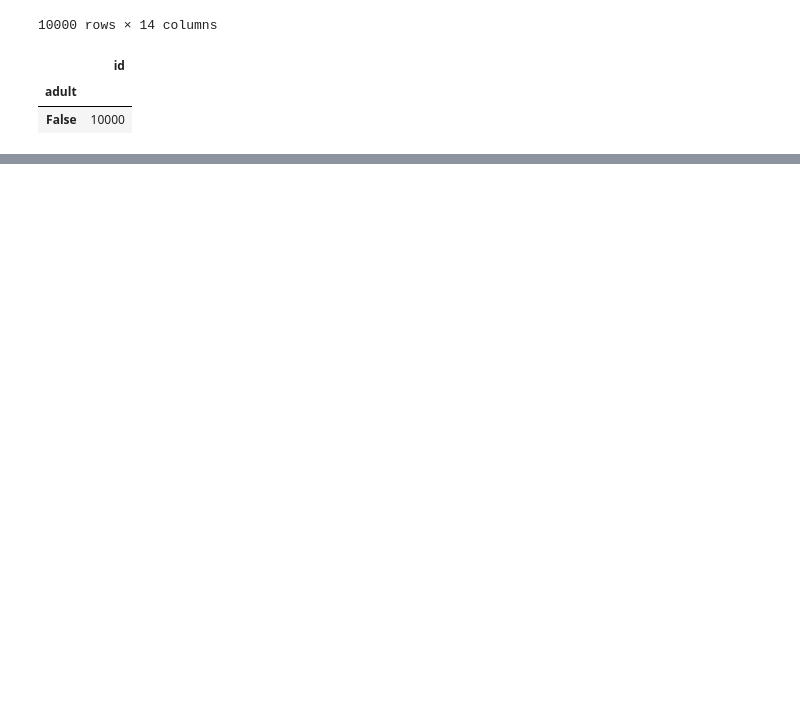
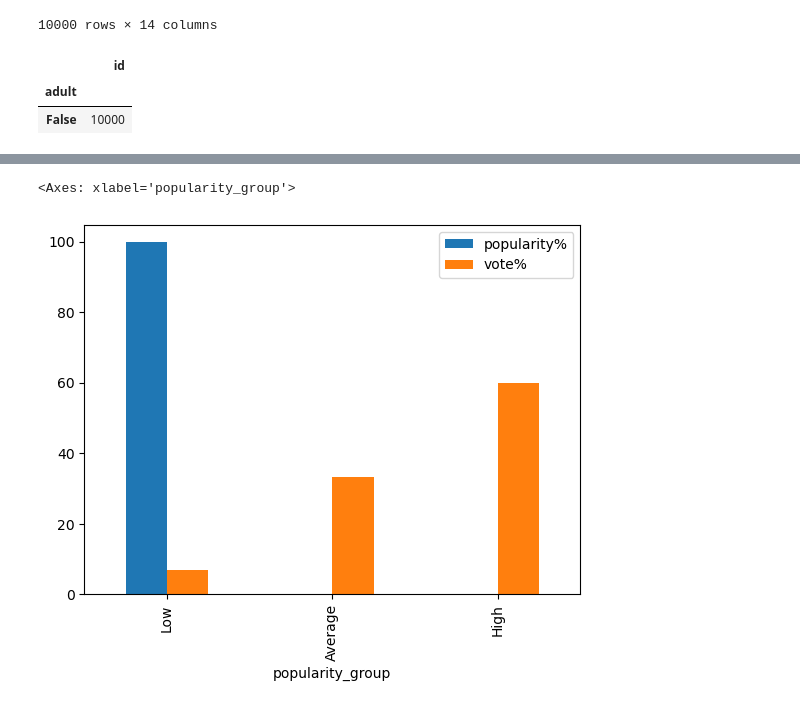
Before and after one commit to Rakshit-Lodha/zero-to-hero-python, a Jupyter notebook: popular_tvshows.ipynb, the cells around one changed output, grey strips where cells are left out. Saved outputs shown, nothing was run; the diff lists cells and outputs as text; code cells hidden in the pictures; blank space fills up the shorter version.

```diff
--- a/popular_tvshows.ipynb
+++ b/popular_tvshows.ipynb
@@ -77,0 +81,5 @@ merged_df
+# %%
+merged_df.plot(kind = 'bar',x = 'popularity_group', y = ['popularity%','vote%'])
+# %% [output]
+<Axes: xlabel='popularity_group'>
+[figure, added]
```
Also changed, not shown: parts of 8 cells of this notebook.
